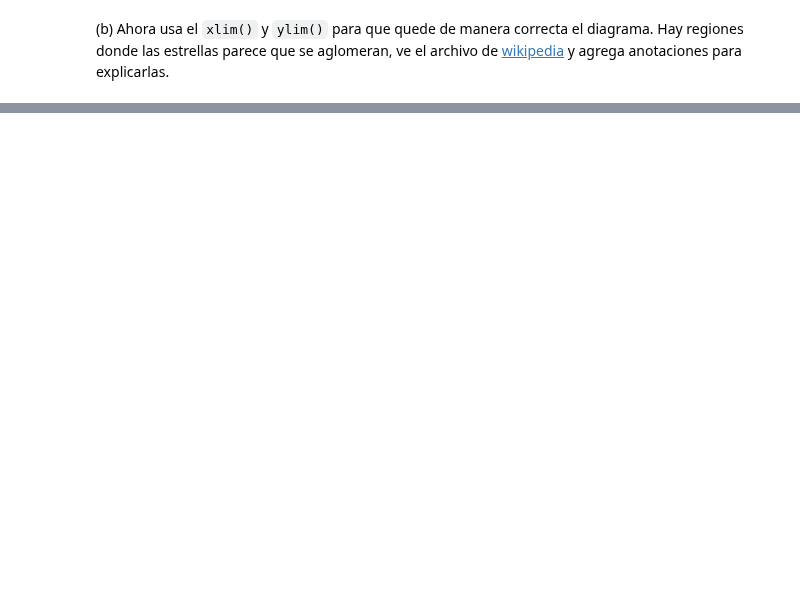
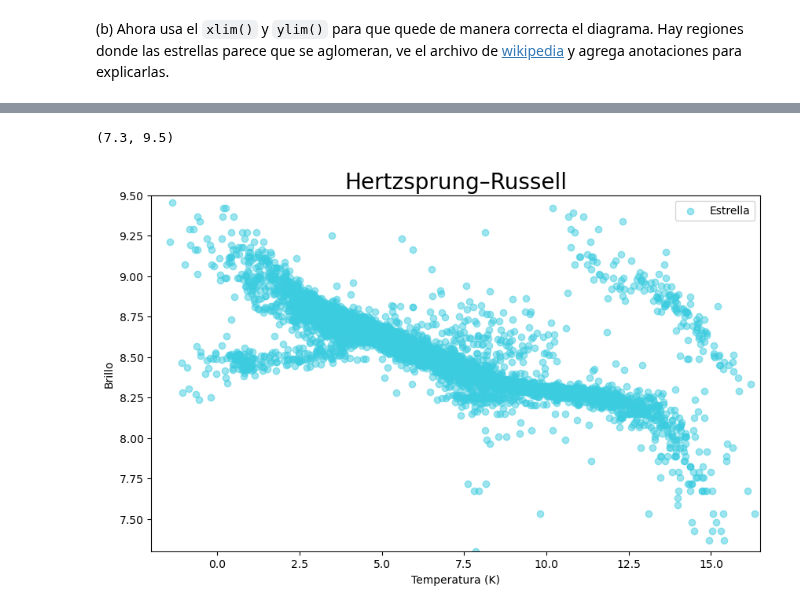
Before and after one commit to jesusigarmor/Matematicas-computacionales-fall2020, a Jupyter notebook: alumnos/Aranza/Tareas/NumPy_tarea.ipynb, the cells around one changed output, grey strips where cells are left out. Cells and saved outputs as stored; diff of their text form; code cells hidden in the pictures; blank space fills up the shorter version.

```diff
--- a/alumnos/Aranza/Tareas/NumPy_tarea.ipynb
+++ b/alumnos/Aranza/Tareas/NumPy_tarea.ipynb
@@ -451,0 +501,16 @@ Utiliza el archivo `starts.txt` (localizado en la carpeta `data`), el cual conti
+# %%
+tem, mag = np.loadtxt('Data/stars.txt', unpack=True, dtype = float, delimiter=' ', usecols = [0,1])
+plt.figure(figsize=(10, 6), dpi=100)
+plt.subplot(1, 1, 1)
+plt.scatter(mag, np.log(tem), color = (.23, .8, .88), alpha = .5, label = 'Estrella')
+
+plt.title("Hertzsprung–Russell", fontsize = 20)
+plt.ylabel('Brillo', fontsize = 10)
+plt.xlabel('Temperatura (K)', fontsize = 10)
+plt.legend(loc = 'upper right')
+
+plt.xlim(-2,16.5)
+plt.ylim(7.3,9.5)
+# %% [output]
+(7.3, 9.5)
+[figure, added]
```
Also changed, not shown: parts of 12 cells of this notebook, 6 other files.
